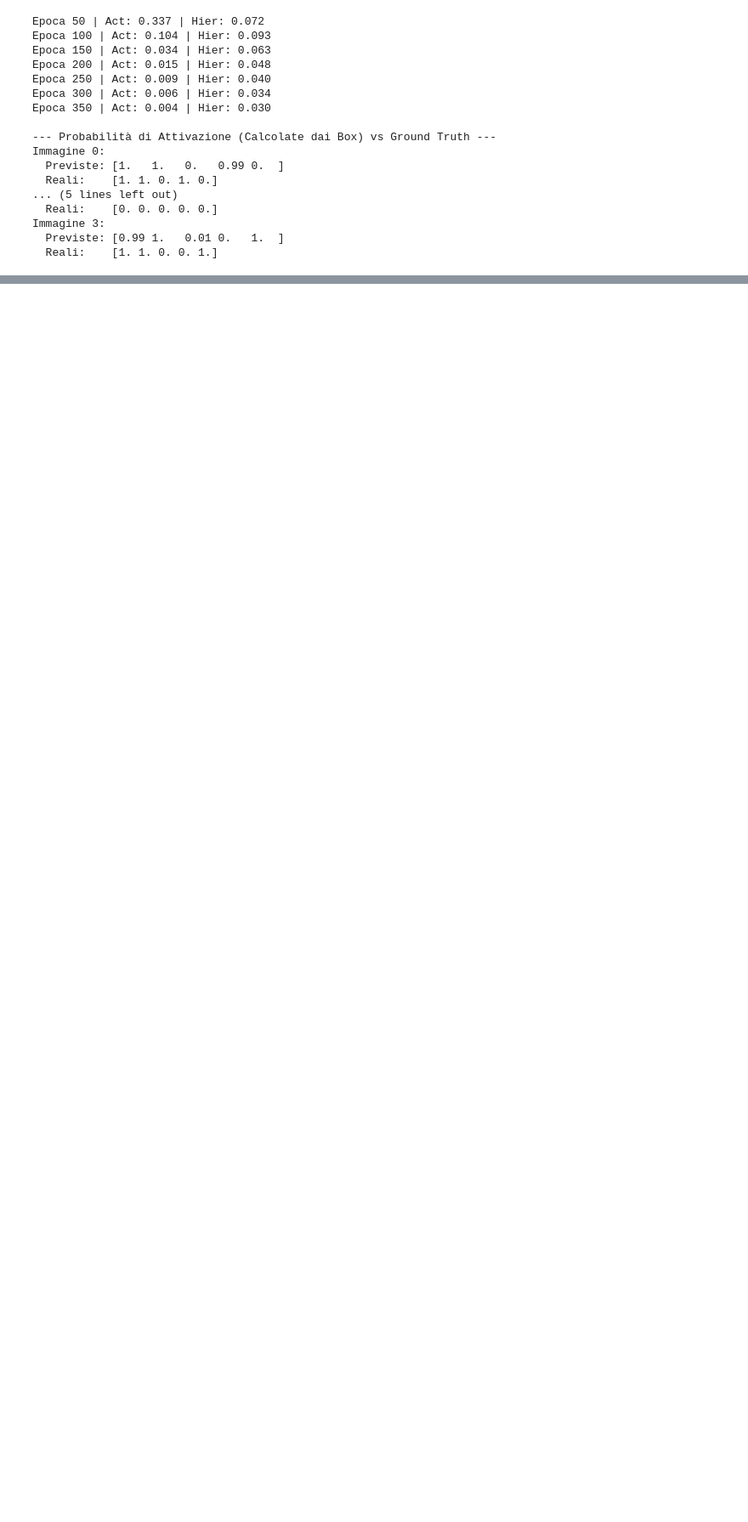
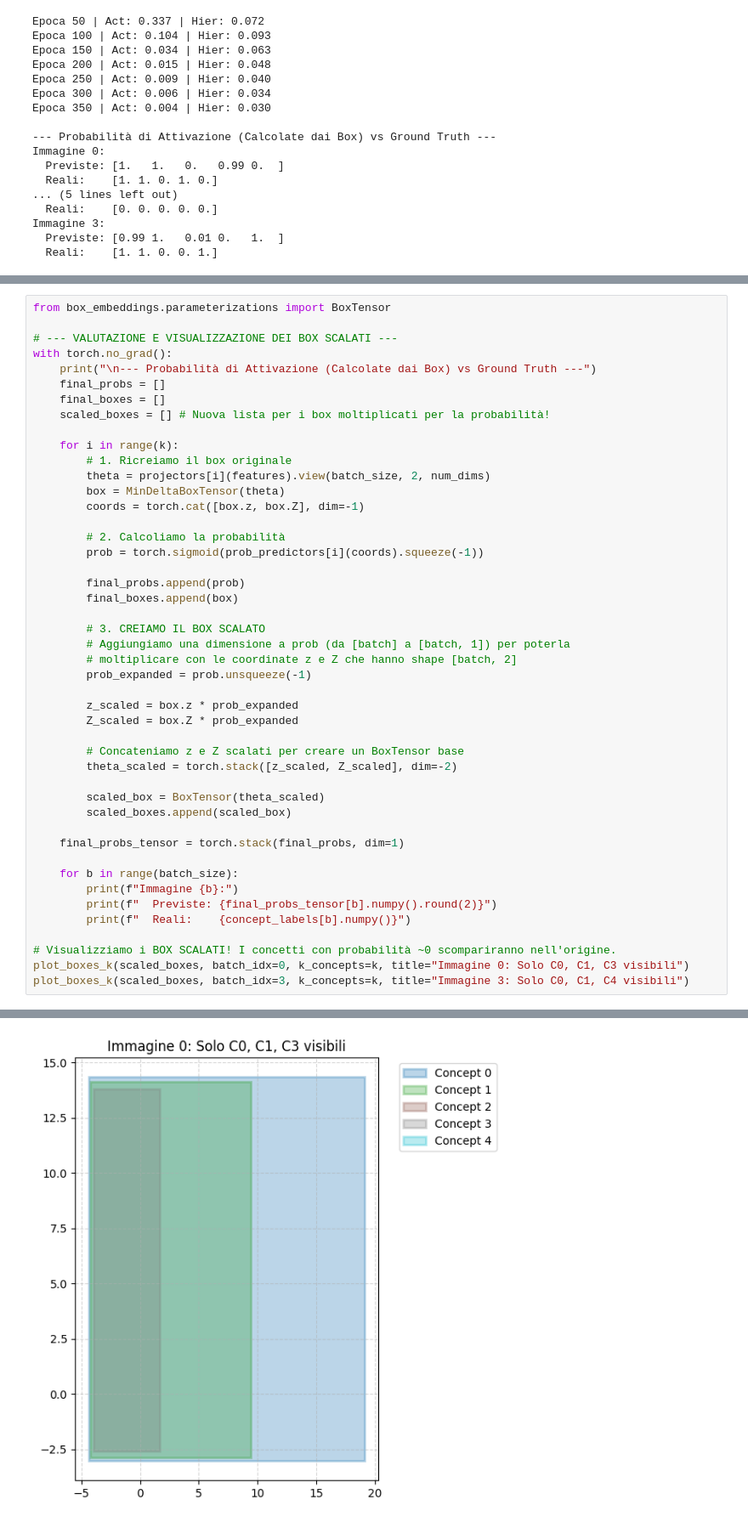
Before and after one commit to stefano-gamba/BoxEmbeddingCBM, a Jupyter notebook: notebooks/alignment_example.ipynb, the cells around one changed output, grey strips where cells are left out. Shown at 85% size. Saved outputs shown, nothing was run; the diff lists cells and outputs as text; blank space fills up the shorter version.

```diff
--- a/notebooks/alignment_example.ipynb
+++ b/notebooks/alignment_example.ipynb
@@ -157,0 +229,47 @@ Immagine 3:
+# %%
+from box_embeddings.parameterizations import BoxTensor
+
+# --- VALUTAZIONE E VISUALIZZAZIONE DEI BOX SCALATI ---
+with torch.no_grad():
+    print("\n--- Probabilità di Attivazione (Calcolate dai Box) vs Ground Truth ---")
+    final_probs = []
+    final_boxes = []
+    scaled_boxes = [] # Nuova lista per i box moltiplicati per la probabilità!
+
+    for i in range(k):
+        # 1. Ricreiamo il box originale
+        theta = projectors[i](features).view(batch_size, 2, num_dims)
+        box = MinDeltaBoxTensor(theta)
+        coords = torch.cat([box.z, box.Z], dim=-1)
+
+        # 2. Calcoliamo la probabilità
+        prob = torch.sigmoid(prob_predictors[i](coords).squeeze(-1))
+
+        final_probs.append(prob)
+        final_boxes.append(box)
+
+        # 3. CREIAMO IL BOX SCALATO
+        # Aggiungiamo una dimensione a prob (da [batch] a [batch, 1]) per poterla
+        # moltiplicare con le coordinate z e Z che hanno shape [batch, 2]
+        prob_expanded = prob.unsqueeze(-1)
+
+        z_scaled = box.z * prob_expanded
+        Z_scaled = box.Z * prob_expanded
+
+        # Concateniamo z e Z scalati per creare un BoxTensor base
+        theta_scaled = torch.stack([z_scaled, Z_scaled], dim=-2)
+
+        scaled_box = BoxTensor(theta_scaled)
+        scaled_boxes.append(scaled_box)
+
+    final_probs_tensor = torch.stack(final_probs, dim=1)
+
+    for b in range(batch_size):
+        print(f"Immagine {b}:")
+        print(f"  Previste: {final_probs_tensor[b].numpy().round(2)}")
+        print(f"  Reali:    {concept_labels[b].numpy()}")
+
+# Visualizziamo i BOX SCALATI! I concetti con probabilità ~0 scompariranno nell'origine.
+plot_boxes_k(scaled_boxes, batch_idx=0, k_concepts=k, title="Immagine 0: Solo C0, C1, C3 visibili")
+plot_boxes_k(scaled_boxes, batch_idx=3, k_concepts=k, title="Immagine 3: Solo C0, C1, C4 visibili")
+# %% [output]
@@ -157,0 +289 @@ Immagine 3:
+[figure, added]
```
Also changed, not shown: parts of 3 cells of this notebook.
